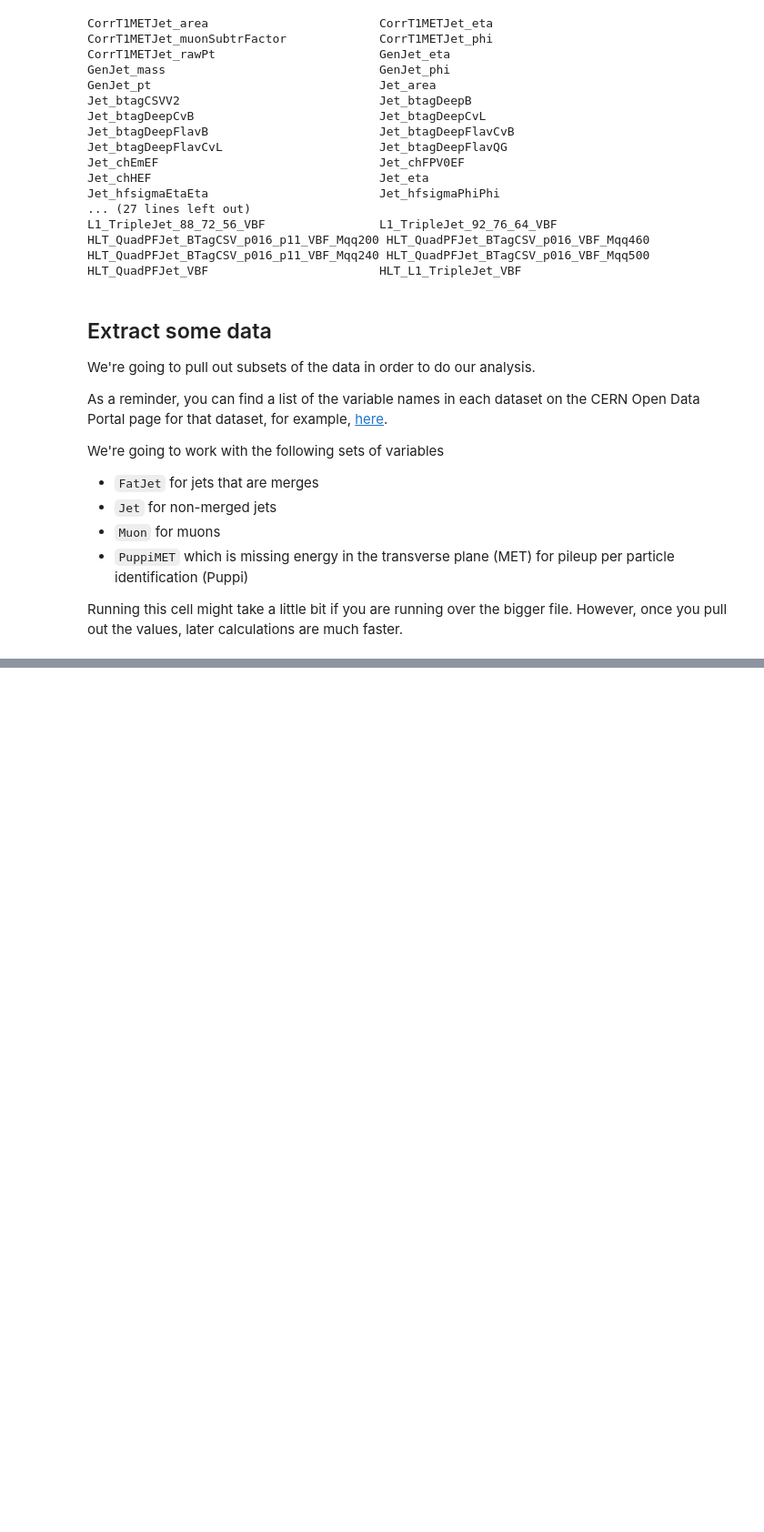
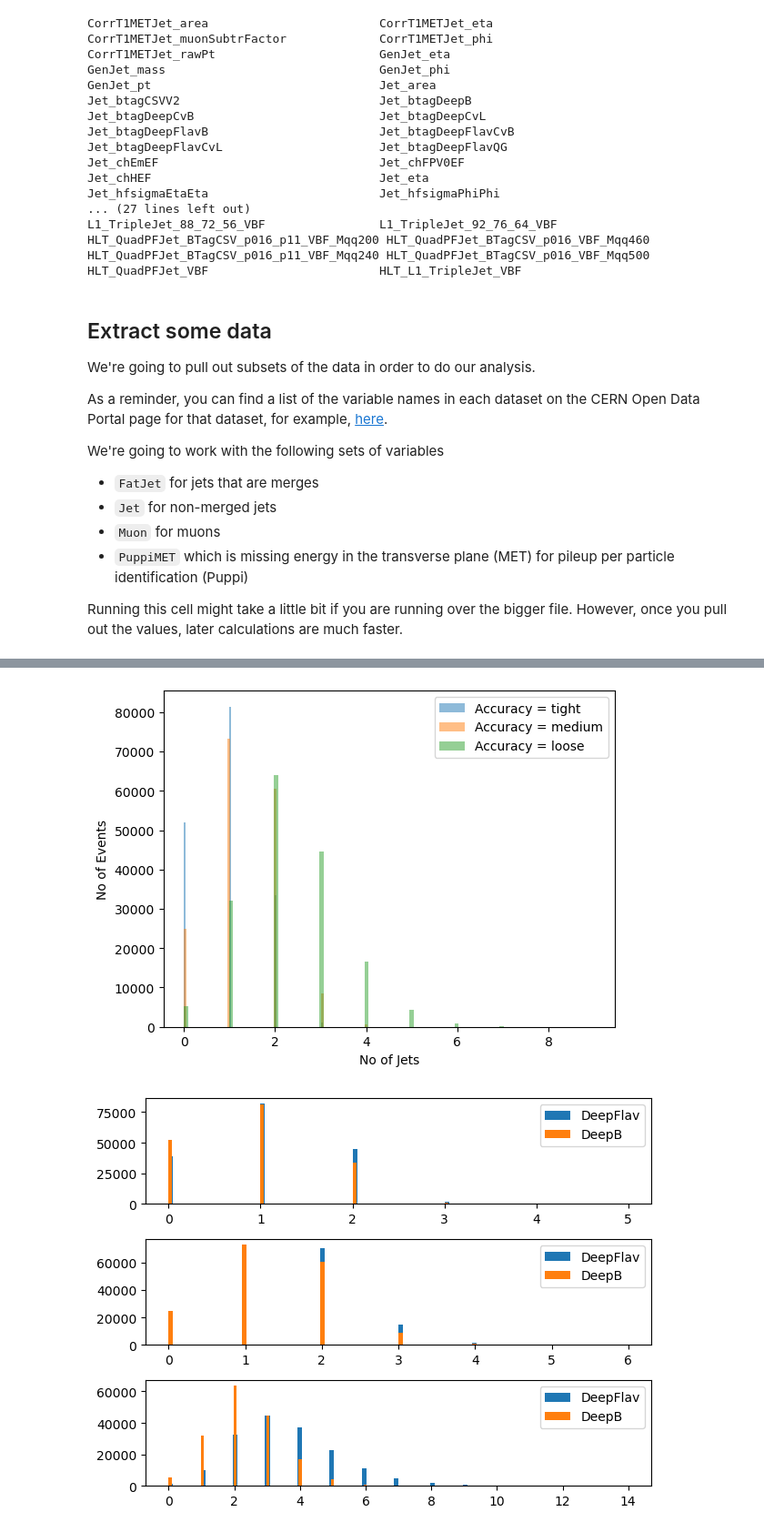
Before and after one commit to mattbellis/CMS-top-BNV2, a Jupyter notebook: analysis_template_Samyak.ipynb, the cells around one changed output, grey strips where cells are left out. Shown: that part at 91% size. Saved outputs shown, nothing was run; the diff lists cells and outputs as text; code cells hidden in the pictures; blank space fills up the shorter version.

```diff
--- a/analysis_template_Samyak.ipynb
+++ b/analysis_template_Samyak.ipynb
@@ -233,7 +253,8 @@ Running this cell might take a little bit if you are running over the bigger fil
 # %%
 # Jets ---------------------------------------------------
 # B-tagging variable
-jet_btag = events['Jet_btagDeepB'].array()
+jet_btagB = events['Jet_btagDeepB'].array()
+jet_btagFlavB = events ['Jet_btagDeepFlavB'].array()
 
 # Measure of quality of measurement of jet
 jet_jetid = events['Jet_jetId'].array()
@@ -272,0 +327,68 @@ This was the change
+# %%
+#btag_cuts
+'''Values:
+Loose (10% misidentification rate): Jet_btagDeepB > 0.1918 , Jet_btagDeepFlavB > 0.0480
+Medium (1% misidentification rate): Jet_btagDeepB > 0.5847, Jet_btagDeepFlavB > 0.2489
+Tight (0.1% misidentification rate): Jet_btagDeepB > 0.8767, Jet_btagDeepFlavB > 0.6377
+'''
+def give_btag_cuts(choice, accuracy):
+    '''
+    choice = "DeepB" or "DeepFlav"
+    accuracy = "loose" "medium" or "tight"
+    '''
+    if (choice == "DeepB") & (accuracy == "tight") : return jet_btagB > 0.8767
+    if (choice == "DeepB") & (accuracy == "medium"): return jet_btagB > 0.5847
+    if (choice == "DeepB") & (accuracy == "loose"): return jet_btagB > 0.1918
+
+    if choice == "DeepFlav":
+        if accuracy == "tight": return jet_btagFlavB > 0.6377
+        if accuracy == "medium": return jet_btagFlavB > 0.2489
+        if accuracy == "loose": return jet_btagFlavB > 0.0480
+
+jet_btag_tight = jet_pt[give_btag_cuts("DeepB","tight")]
+jet_btag_medium = jet_pt[give_btag_cuts("DeepB","medium")]
+jet_btag_loose = jet_pt[give_btag_cuts("DeepB","loose")]
+
+njet_btag_tight = ak.num(jet_btag_tight)
+njet_btag_medium = ak.num(jet_btag_medium)
+njet_btag_loose = ak.num(jet_btag_loose)
+
+#Comparision of btagging loose, medium and tight
+edgecolors = ['red', 'orange' , 'yellow']
+all_njets = [njet_btag_tight, njet_btag_medium, njet_btag_loose]
+names = ["tight", "medium", "loose"]
+for all, name in zip(all_njets,names):
+    plt.hist(all, bins = 100, alpha = 0.5, label = f"Accuracy = {name}")
+    plt.legend()
+plt.xlabel("No of Jets")
+plt.ylabel("No of Events")
+plt.show()
+
+#Comparison of the two different btagging
+jet_btagF_tight = jet_pt[give_btag_cuts("DeepFlav","tight")]
+jet_btagF_medium = jet_pt[give_btag_cuts("DeepFlav","medium")]
+jet_btagF_loose = jet_pt[give_btag_cuts("DeepFlav","loose")]
+
+njet_btagF_tight = ak.num(jet_btagF_tight)
+njet_btagF_medium = ak.num(jet_btagF_medium)
+njet_btagF_loose = ak.num(jet_btagF_loose)
+
+plt.subplot(3, 1, 1)
+plt.hist(njet_btagF_tight, bins = 100,label= "DeepFlav");
+plt.hist(njet_btag_tight, bins=100, label = "DeepB");
+plt.legend()
+
+plt.subplot(3,1,2)
+plt.hist(njet_btagF_medium, bins = 100, label = "DeepFlav");
+plt.hist(njet_btag_medium, bins=100, label = "DeepB");
+plt.legend()
+
+plt.subplot(3,1,3)
+plt.hist(njet_btagF_loose, bins = 100, label = "DeepFlav");
+plt.hist(njet_btag_loose, bins=100, label = "DeepB");
+plt.legend()
+
+plt.tight_layout()
+# %% [output]
+[figure, added]
+[figure, added]
```
Also changed, not shown: parts of 9 cells of this notebook.
